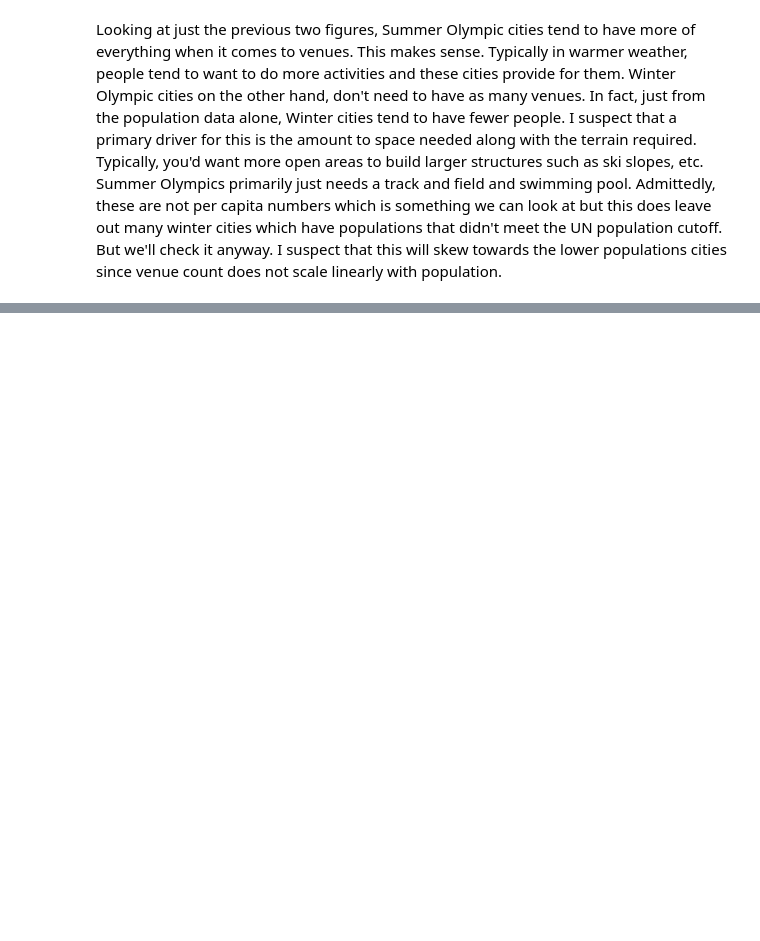
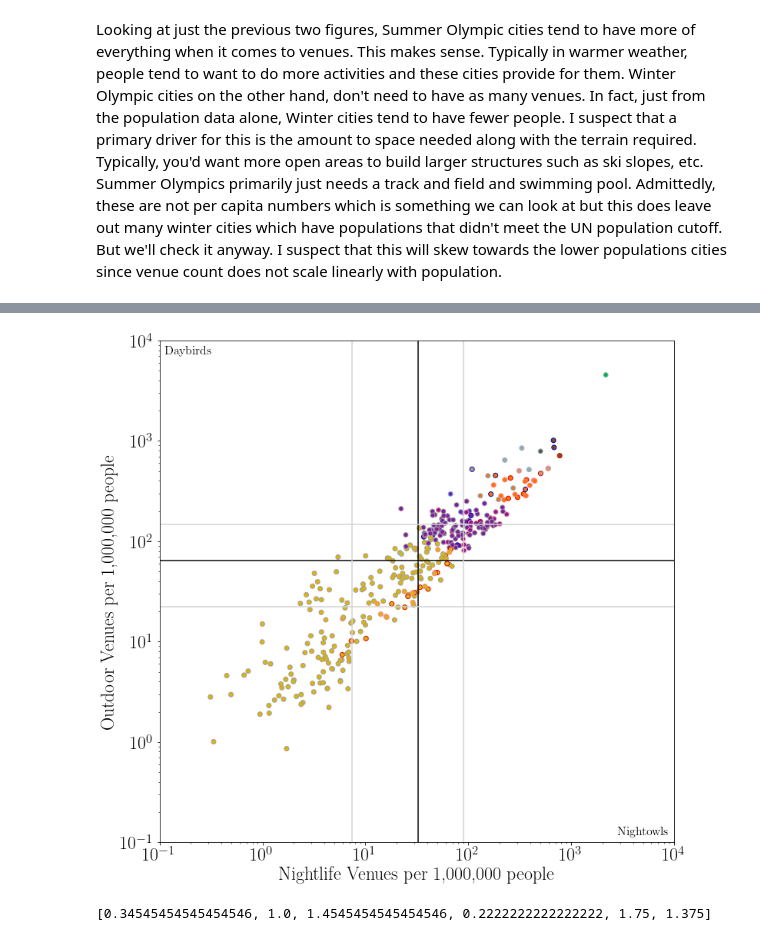
Before and after one commit to jtruong04/Coursera_Capstone, a Jupyter notebook: Capstone.ipynb, the cells around one changed output, grey strips where cells are left out. Saved outputs shown, nothing was run; the diff lists cells and outputs as text; code cells hidden in the pictures; blank space fills up the shorter version.

```diff
--- a/Capstone.ipynb
+++ b/Capstone.ipynb
@@ -545,0 +604,35 @@ plt.show()
+# %%
+fig, ax = plt.subplots(figsize=(12, 12))
+ax.scatter(
+    df_per_capita_venues['Nightlife'],
+    df_per_capita_venues['Outdoors And Recreation'],
+    edgecolor = df_per_capita_venues['Map_Color'],
+    color=df_per_capita_venues['Cluster_Color']
+)
+ax.axvline(median_arts[1],color='black')
+ax.axhline(median_food[1],color='black')
+ax.axvline(median_arts[0],color='lightgray')
+ax.axhline(median_food[0],color='lightgray')
+ax.axvline(median_arts[2],color='lightgray')
+ax.axhline(median_food[2],color='lightgray')
+ax.set_xlabel('Nightlife Venues per 1,000,000 people')
+ax.set_ylabel('Outdoor Venues per 1,000,000 people')
+ax.text(0.99,0.99,'',transform=ax.transAxes,ha='right',va='top', size=16)
+ax.text(0.99,0.01,'Nightowls',transform=ax.transAxes,ha='right',va='bottom', size=16)
+ax.text(0.01,0.99,'Daybirds',transform=ax.transAxes,ha='left',va='top', size=16)
+ax.text(0.01,0.01,'',transform=ax.transAxes,ha='left',va='bottom', size=16)
+ax.set_xscale('log')
+ax.set_yscale('log')
+ax.set_xlim([0.1,10000])
+ax.set_ylim([0.1,10000])
+plt.show()
+# %% [output]
+[figure, added]
+# %%
+olympic_viability = []
+for cluster in range(kclusters):
+    df_cluster=df_per_capita_venues[df_per_capita_venues['Cluster Labels'] == cluster]
+    olympic_viability.append((df_cluster['Winter']+df_cluster['Summer']).mean())
+print(olympic_viability)
+# %% [output]
+[0.34545454545454546, 1.0, 1.4545454545454546, 0.2222222222222222, 1.75, 1.375]
```
Also changed, not shown: parts of 17 cells of this notebook, 1 other file.
